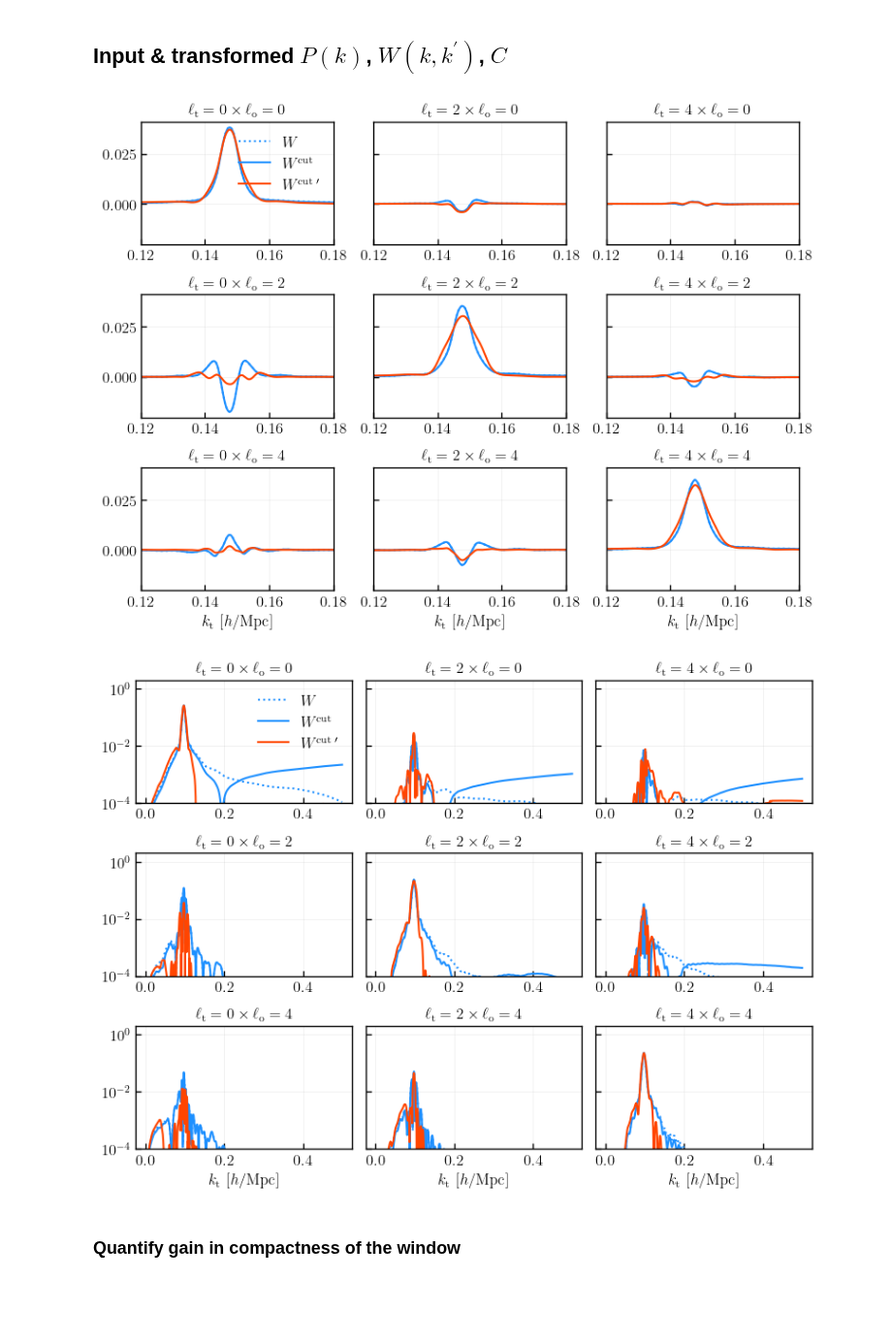
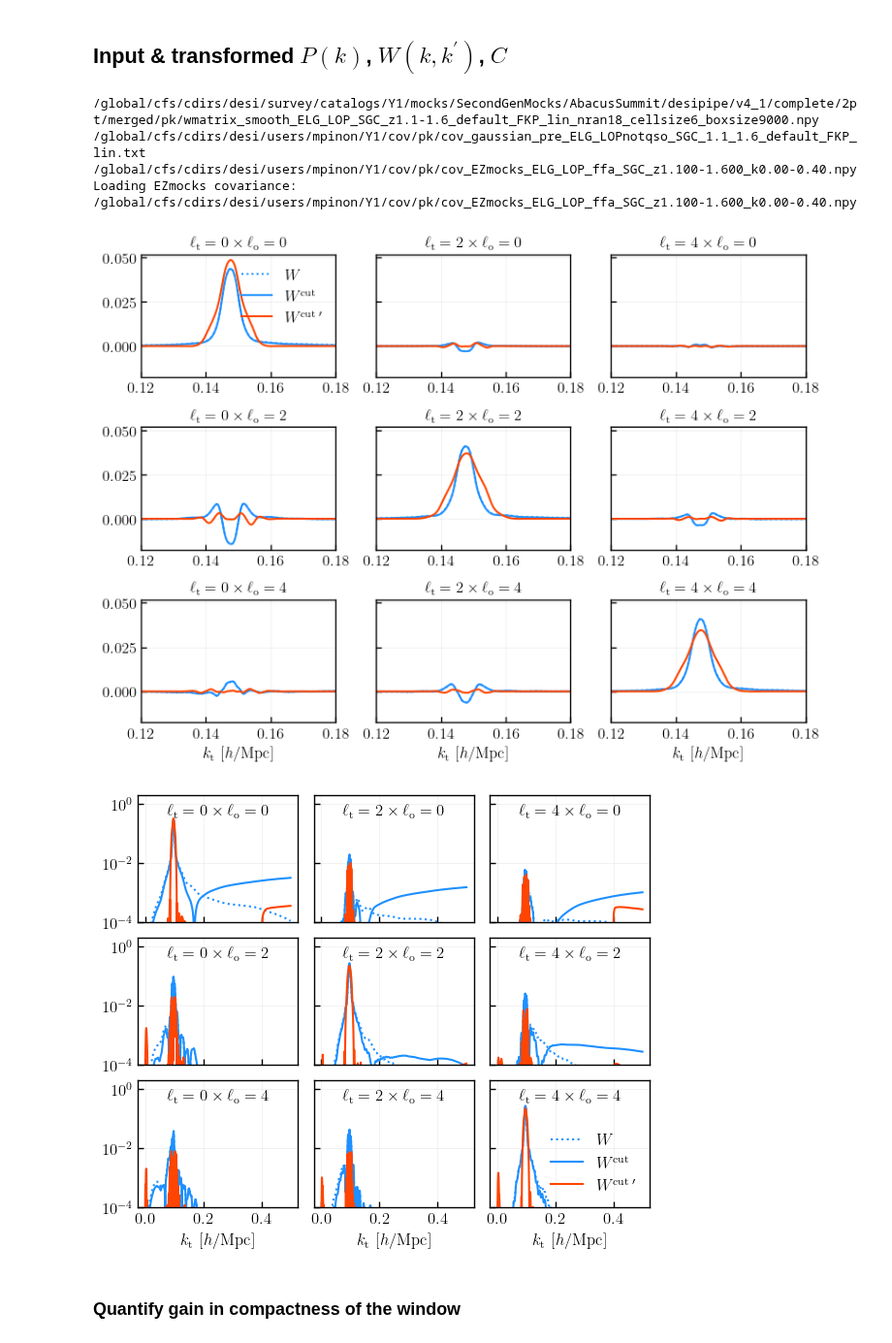
Before and after one commit to mathildepinon/desi-fiber-collisions, a Jupyter notebook: nb/sculpt_window.ipynb, the cells around one changed output. Shown at 97% size. Cells and saved outputs as stored; diff of their text form; code cells hidden in the pictures; blank space fills up the shorter version.

Commit message:
window rotation with ezmocsk cov

```diff
--- a/nb/sculpt_window.ipynb
+++ b/nb/sculpt_window.ipynb
@@ -12,11 +12,13 @@ from pypower import PowerSpectrumSmoothWindowMatrix
 
 sys.path.append('../bin')
 from sculpt_window import get_data, SculptWindow
+from window import WindowRotation
 from utils import load_poles
 from local_file_manager import LocalFileName
 from desi_file_manager import DESIFileName
 
 plt.style.use(os.path.join(os.path.abspath('../bin'), 'plot_style.mplstyle'))
+plt.rcParams["figure.autolayout"] = False
 plots_dir = '../../plots/'
 # %%
 source = 'desi'
@@ -46,13 +50,15 @@ covtype = 'analytic'
 # %%
 data_dir = "/global/cfs/cdirs/desi/users/mpinon/secondGenMocksY1/{}/sculpt_window".format(version)
 
-sculptwm_fn = LocalFileName().set_default_config(ftype='sculpt_all', tracer=tracer, region=region, completeness=completeness, realization=None, rpcut=rpcut, thetacut=thetacut)
-sculptwm_fn.sculpt_attrs['ells'] = ells
-sculptwm_fn.sculpt_attrs['kobsmax'] = kolim[-1]
-sculptwm_fn.sculpt_attrs['ktmax'] = ktmax
-sculptwm_fn.sculpt_attrs['capsig'] = capsig
-sculptwm_fn.sculpt_attrs['difflfac'] = difflfac
-sculptwm_fn.sculpt_attrs['covtype'] = covtype
+sculptwm_fn = LocalFileName().set_default_config(ftype='rotated_all', tracer=tracer, region=region, completeness=completeness, realization=None, rpcut=rpcut, thetacut=thetacut)
+sculptwm_fn.rotation_attrs['ells'] = ells
+sculptwm_fn.rotation_attrs['kobsmax'] = kolim[-1]
+sculptwm_fn.rotation_attrs['ktmax'] = ktmax
+sculptwm_fn.rotation_attrs['max_sigma_W'] = capsigW
+sculptwm_fn.rotation_attrs['max_sigma_R'] = capsigR
+sculptwm_fn.rotation_attrs['factor_diff_ell'] = difflfac
+sculptwm_fn.rotation_attrs['covtype'] = covtype
+sculptwm_fn.rotation_attrs['csub'] = csub
 sculptwm_fn.update(fdir=data_dir, zrange=zrange, cellsize=None, boxsize=None, directedges=False)
 sculptwm = SculptWindow.load(sculptwm_fn.get_path())
 
@@ -65,8 +71,16 @@ pknew = sculptwm.pknew
 mmatrix = sculptwm.mmatrix
 mo = sculptwm.mo
 # %%
-data_nocut = get_data(source=source, catalog=mockgen, version=version, tracer=tracer, region=region, rpcut=0, thetacut=0, zrange=zrange, kolim=kolim, korebin=korebin, ktmax=ktmax, ktrebin=ktrebin, covtype=covtype)
+data_nocut = get_data(source=source, catalog=mockgen, version=version, tracer=tracer, region=region, completeness=completeness, rpcut=0, thetacut=0, zrange=zrange, kolim=kolim, korebin=korebin, ktmax=ktmax, ktrebin=ktrebin, covtype=covtype)
 wm_nocut = data_nocut['wmatrix']
+
+wmnew_nocut = wmnew.copy()
+wmnew_nocut.value = np.matmul(mmatrix, wm.value.T - wm_nocut.value.T).T
+# %% [output]
+/global/cfs/cdirs/desi/survey/catalogs/Y1/mocks/SecondGenMocks/AbacusSummit/desipipe/v4_1/complete/2pt/merged/pk/wmatrix_smooth_ELG_LOP_SGC_z1.1-1.6_default_FKP_lin_nran18_cellsize6_boxsize9000.npy
+/global/cfs/cdirs/desi/users/mpinon/Y1/cov/pk/cov_gaussian_pre_ELG_LOPnotqso_SGC_1.1_1.6_default_FKP_lin.txt
+/global/cfs/cdirs/desi/users/mpinon/Y1/cov/pk/cov_EZmocks_ELG_LOP_ffa_SGC_z1.100-1.600_k0.00-0.40.npy
+Loading EZmocks covariance: /global/cfs/cdirs/desi/users/mpinon/Y1/cov/pk/cov_EZmocks_ELG_LOP_ffa_SGC_z1.100-1.600_k0.00-0.40.npy
 # %%
 kobs = [0.15]
 alphas = [1.]
@@ -84,41 +98,52 @@ for i in range(len(kobs)):
             ax.plot(wm_nocut.xin[iin], wm_nocut.unpacked()[iin][iout][:, indexout]/norm, label=r'$W$' if i==len(kobs)-1 else '', color='C0', ls=':', alpha=alphas[i])
             ax.plot(wm.xin[iin], wm.unpacked()[iin][iout][:, indexout]/norm, label=r'$W^{\mathrm{cut}}$' if i==len(kobs)-1 else '', color='C0', alpha=alphas[i])
             ax.plot(wmnew.xin[iin], wmnew.unpacked()[iin][iout][:, indexout]/norm, label=r'$W^{\mathrm{cut} \; \prime}$' if i==len(kobs)-1 else '', color='C1', alpha=alphas[i])
+            #text = r'$\ell_{{\mathrm{{t}}}} = {:d} \times \ell_{{\mathrm{{o}}}} = {:d}$'.format(projin, projout)
+            #ax.text(0.05, 0.95, text, horizontalalignment='left', verticalalignment='top', transform=ax.transAxes, color='black')
             ax.set_title(r'$\ell_{{\mathrm{{t}}}} = {:d} \times \ell_{{\mathrm{{o}}}} = {:d}$'.format(projin, projout))
             ax.set_xlim((0.12, 0.18))
             if iout == len(ells) - 1: ax.set_xlabel(r'$k_{\mathrm{t}}$ [$h/\mathrm{Mpc}$]')
             if i==len(kobs)-1 and iin == iout == 0: lax[iout][iin].legend()
 
-plt.savefig(os.path.join(plots_dir, version, 'sculptedwindow_{}_complete_{}_{}_{}_{}cut{:.2f}_ells{}_capsig{}_difflfac{}_{}cov.pdf'.format(tracer, region, zrange[0], zrange[1], 'rp' if rpcut else 'theta', max(rpcut, thetacut), ''.join([str(i) for i in ells]), capsig, difflfac, covtype)), dpi=300)
+plt.subplots_adjust(wspace=0.1, hspace=0.12)
+plt.tight_layout()
+plt.savefig(os.path.join(plots_dir, version, 'sculptedwindow_{}_{}_{}_{}_{}_{}cut{:.2f}_ells{}_capsigW{}_capsigR{}_difflfac{}_{}cov{}.pdf'.format(tracer, 'complete' if completeness else 'altmtl', region, zrange[0], zrange[1], 'rp' if rpcut else 'theta', max(rpcut, thetacut), ''.join([str(i) for i in ells]), capsigW, capsigR, difflfac, covtype, '_csub' if csub else '')), dpi=300)
 plt.show()
 # %% [output]
-[figure, old version]
+[figure, new version]
 # %%
 kouts = [0.1]
 alphas = np.linspace(1, 0.2, len(kouts))
 
-fig, lax = plt.subplots(len(ells), len(ells), sharey=True, figsize=(8, 6))
+plt.rcParams["figure.autolayout"] = False
+
+fig, lax = plt.subplots(len(ells), len(ells), sharex=True, sharey=True, figsize=(6, 5))
 
 for iin, projin in enumerate(ells):
     for iout, projout in enumerate(ells):
         ax = lax[iout][iin]
 
         for ki, kout in enumerate(kouts):
             indexout = np.abs(wm.xout[0] - kout).argmin()
             # Indices in approximative window matrix
             norm = 1 #np.max(np.abs(wm.unpacked()[iin][iout][:, indexout] / wm.xin[iin]))
             ax.semilogy(wm_nocut.xin[iin], np.abs(wm_nocut.unpacked()[iin][iout][:, indexout]/norm/wm_nocut.xin[iin]), alpha=alphas[ki], color='C0', ls=':', label=r'$W$' if ki==0 else '')
             ax.semilogy(wm.xin[iin], np.abs(wm.unpacked()[iin][iout][:, indexout]/norm/wm.xin[iin]), alpha=alphas[ki], color='C0', label=r'$W^{\mathrm{cut}}$' if ki==0 else '')
             ax.semilogy(wmnew.xin[iin], np.abs(wmnew.unpacked()[iin][iout][:, indexout]/norm/wmnew.xin[iin]), alpha=alphas[ki], color='C1', label=r'$W^{\mathrm{cut} \; \prime}$' if ki==0 else '')
-        ax.set_title(r'$\ell_{{\mathrm{{t}}}} = {:d} \times \ell_{{\mathrm{{o}}}} = {:d}$'.format(projin, projout))
+        text = r'$\ell_{{\mathrm{{t}}}} = {:d} \times \ell_{{\mathrm{{o}}}} = {:d}$'.format(projin, projout)
+        xlim = ax.get_xlim()
+        ax.text((xlim[0]+xlim[1])/2., 1., text, horizontalalignment='center', verticalalignment='top', color='black', fontsize=12)
+        #ax.set_title(r'$\ell_{{\mathrm{{t}}}} = {:d} \times \ell_{{\mathrm{{o}}}} = {:d}$'.format(projin, projout))
         ax.set_ylim((1e-4, 2))
         if iout == len(ells) - 1: ax.set_xlabel(r'$k_{\mathrm{t}}$ [$h/\mathrm{Mpc}$]')
-        if iin == iout == 0: lax[iout][iin].legend()
+        if (iin == 2) & (iout == 2): lax[iout][iin].legend(loc='lower right')
 
-plt.savefig(os.path.join(plots_dir, version, 'sculptedwindow_semilogy_{}_complete_{}_{}_{}_{}cut{:.2f}_ells{}_capsig{}_difflfac{}_{}cov.pdf'.format(tracer, region, zrange[0], zrange[1], 'rp' if rpcut else 'theta', max(rpcut, thetacut), ''.join([str(i) for i in ells]), capsig, difflfac, covtype)), dpi=300)
+plt.subplots_adjust(wspace=0.1, hspace=0.12)
+#plt.tight_layout()
+plt.savefig(os.path.join(plots_dir, version, 'sculptedwindow_semilogy_{}_{}_{}_{}_{}_{}cut{:.2f}_ells{}_capsigW{}_capsigR{}_difflfac{}_{}cov{}.pdf'.format(tracer, 'complete' if completeness else 'altmtl', region, zrange[0], zrange[1], 'rp' if rpcut else 'theta', max(rpcut, thetacut), ''.join([str(i) for i in ells]), capsigW, capsigR, difflfac, covtype, '_csub' if csub else '')), dpi=300)
 plt.show()
 # %% [output]
-[figure, old version]
+[figure, new version]
 # %% [markdown]
 ### Quantify gain in compactness of the window
 # %%
```
Also changed, not shown: parts of 10 cells of this notebook.
